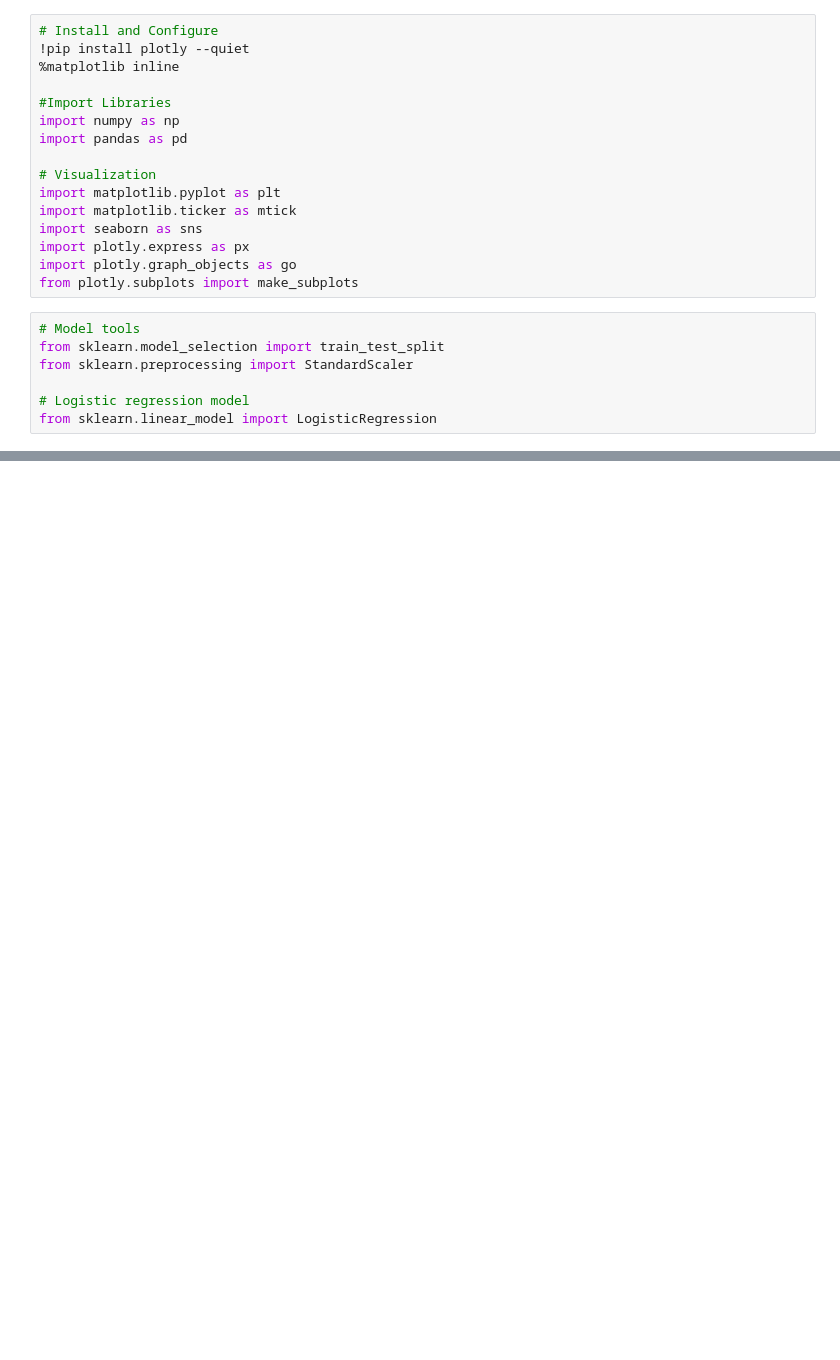
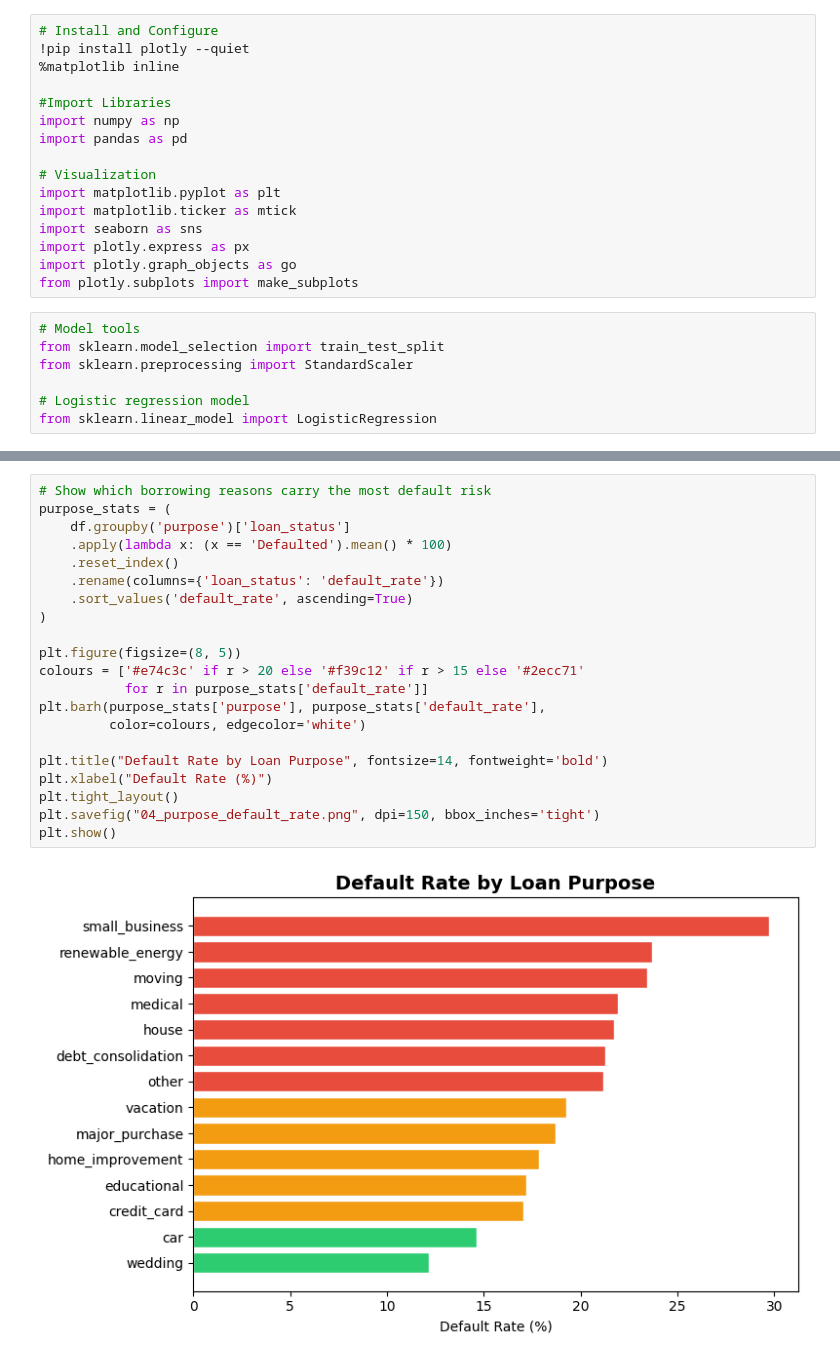
Before and after one commit to G-Nkosi01/Portfolio, a Jupyter notebook: Credit Risk Analysis.ipynb, the cells around one changed output, grey strips where cells are left out. Drawn from its saved outputs; the diff is of its cells as text; blank space fills up the shorter version.

```diff
--- a/Credit Risk Analysis.ipynb
+++ b/Credit Risk Analysis.ipynb
@@ -95,0 +163,23 @@ y_prob = model.predict_proba(X_test)[:, 1]
+# %%
+# Show which borrowing reasons carry the most default risk
+purpose_stats = (
+    df.groupby('purpose')['loan_status']
+    .apply(lambda x: (x == 'Defaulted').mean() * 100)
+    .reset_index()
+    .rename(columns={'loan_status': 'default_rate'})
+    .sort_values('default_rate', ascending=True)
+)
+
+plt.figure(figsize=(8, 5))
+colours = ['#e74c3c' if r > 20 else '#f39c12' if r > 15 else '#2ecc71'
+           for r in purpose_stats['default_rate']]
+plt.barh(purpose_stats['purpose'], purpose_stats['default_rate'],
+         color=colours, edgecolor='white')
+
+plt.title("Default Rate by Loan Purpose", fontsize=14, fontweight='bold')
+plt.xlabel("Default Rate (%)")
+plt.tight_layout()
+plt.savefig("04_purpose_default_rate.png", dpi=150, bbox_inches='tight')
+plt.show()
+# %% [output]
+[figure, added]
```
Also changed, not shown: parts of 23 cells of this notebook.
